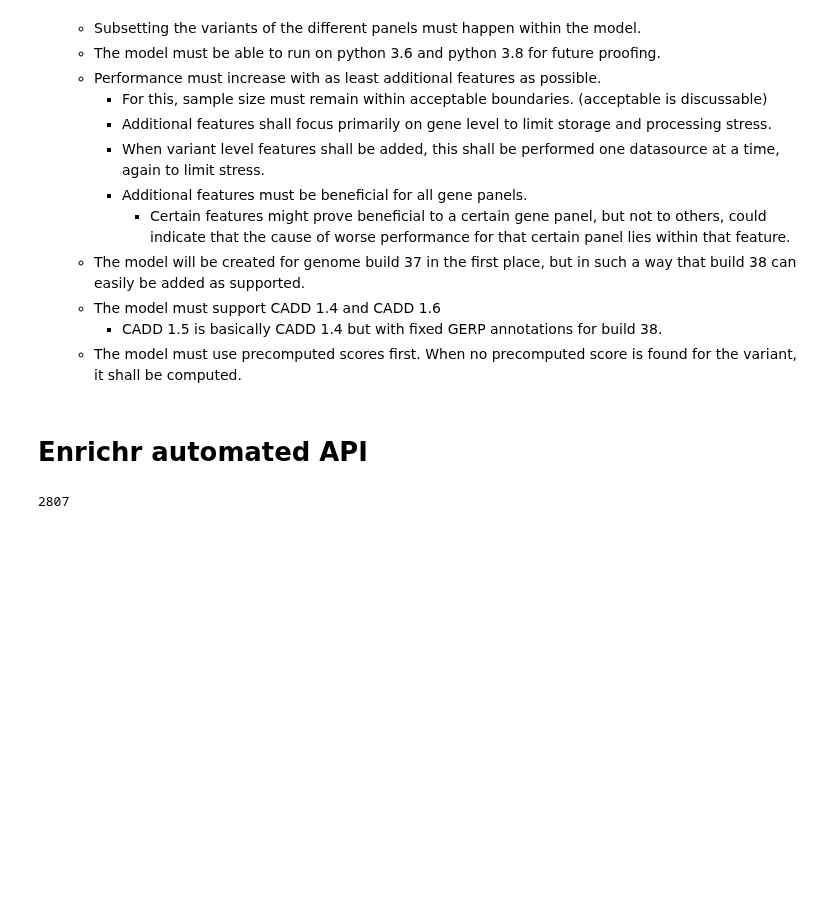
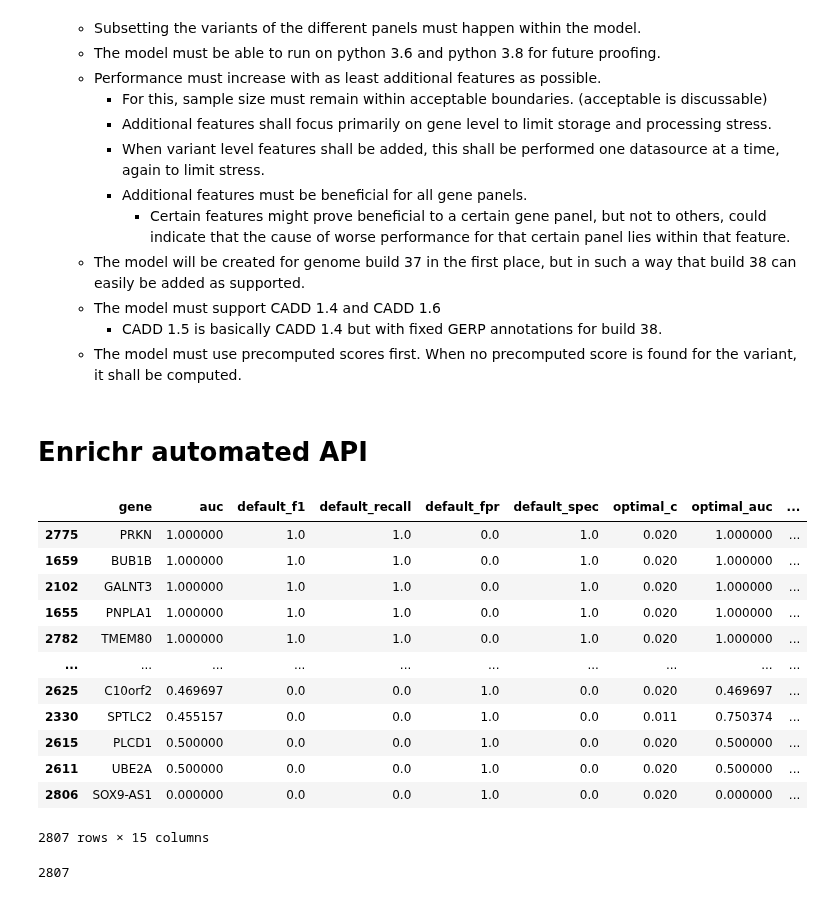
Before and after one commit to SietsmaRJ/dsls_master_thesis, a Jupyter notebook: side_scripts/Notebook_29042020.ipynb, the cells around one changed output. Saved outputs shown, nothing was run; the diff lists cells and outputs as text; code cells hidden in the pictures; blank space fills up the shorter version.

```diff
--- a/side_scripts/Notebook_29042020.ipynb
+++ b/side_scripts/Notebook_29042020.ipynb
@@ -374,8 +374,25 @@ Even though CAPICE performs really well, there is room for improvement. Subsetti
 enrichr_url = 'http://amp.pharm.mssm.edu/Enrichr/'
 # %%
 # Load in initial data
-data = pd.read_csv(read_loc+'auc_analysis.csv', header=0)
-# data.sort_values(by='default_f1', ascending=False)
+data = pd.read_csv(read_loc+'optimal_f1_full_ds_v2.csv', header=0)
+data.rename(columns={
+    'default_auc': 'auc'
+}, inplace=True)
+data.sort_values(by='default_f1', ascending=False)
+# %% [output]
+|  | gene | auc | default_f1 | default_recall | default_fpr | default_spec | optimal_c | optimal_auc | ... |
+| 2775 | PRKN | 1.000000 | 1.0 | 1.0 | 0.0 | 1.0 | 0.020 | 1.000000 | ... |
+| 1659 | BUB1B | 1.000000 | 1.0 | 1.0 | 0.0 | 1.0 | 0.020 | 1.000000 | ... |
+| 2102 | GALNT3 | 1.000000 | 1.0 | 1.0 | 0.0 | 1.0 | 0.020 | 1.000000 | ... |
+| 1655 | PNPLA1 | 1.000000 | 1.0 | 1.0 | 0.0 | 1.0 | 0.020 | 1.000000 | ... |
+| 2782 | TMEM80 | 1.000000 | 1.0 | 1.0 | 0.0 | 1.0 | 0.020 | 1.000000 | ... |
+| ... | ... | ... | ... | ... | ... | ... | ... | ... | ... |
+| 2625 | C10orf2 | 0.469697 | 0.0 | 0.0 | 1.0 | 0.0 | 0.020 | 0.469697 | ... |
+| 2330 | SPTLC2 | 0.455157 | 0.0 | 0.0 | 1.0 | 0.0 | 0.011 | 0.750374 | ... |
+| 2615 | PLCD1 | 0.500000 | 0.0 | 0.0 | 1.0 | 0.0 | 0.020 | 0.500000 | ... |
+| 2611 | UBE2A | 0.500000 | 0.0 | 0.0 | 1.0 | 0.0 | 0.020 | 0.500000 | ... |
+| 2806 | SOX9-AS1 | 0.000000 | 0.0 | 0.0 | 1.0 | 0.0 | 0.020 | 0.000000 | ... |
+2807 rows × 15 columns
 # %%
 data.shape[0]
 # %% [output]
```
Also changed, not shown: parts of 5 cells of this notebook, 1 other file.
